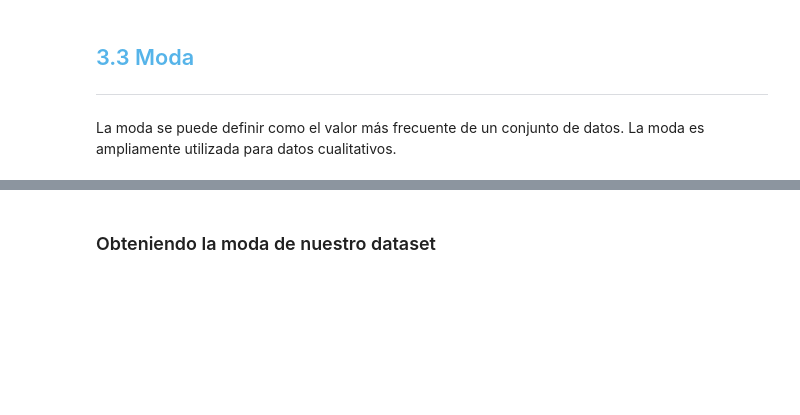
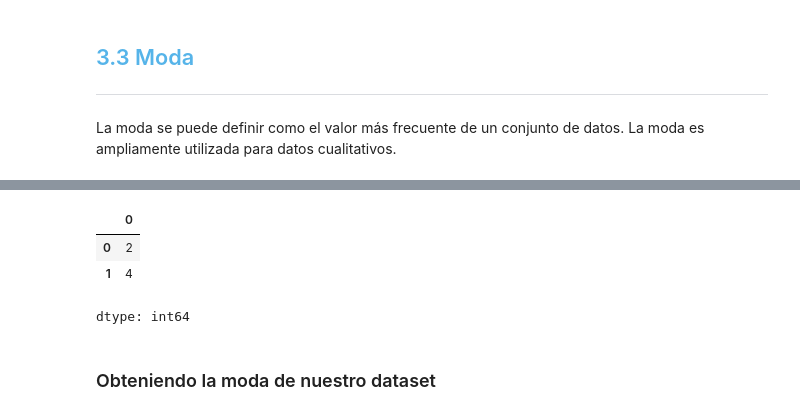
Before and after one commit to cmrondon2000/Curso-de-Estadistica-con-Python, a Jupyter notebook: Curso_de_Estadística_con_Python_1.ipynb, the cells around one changed output, grey strips where cells are left out. Cells and saved outputs as stored; diff of their text form; code cells hidden in the pictures; blank space fills up the shorter version.

```diff
--- a/Curso_de_Estadística_con_Python_1.ipynb
+++ b/Curso_de_Estadística_con_Python_1.ipynb
@@ -739,2 +759,9 @@ La moda se puede definir como el valor más frecuente de un conjunto de datos. L
+# %%
+ejemplo.mode()
+# %% [output]
+|  | 0 |
+| 0 | 2 |
+| 1 | 4 |
+dtype: int64
 # %% [markdown]
 ### Obteniendo la moda de nuestro dataset
```
Also changed, not shown: parts of 5 cells of this notebook.
